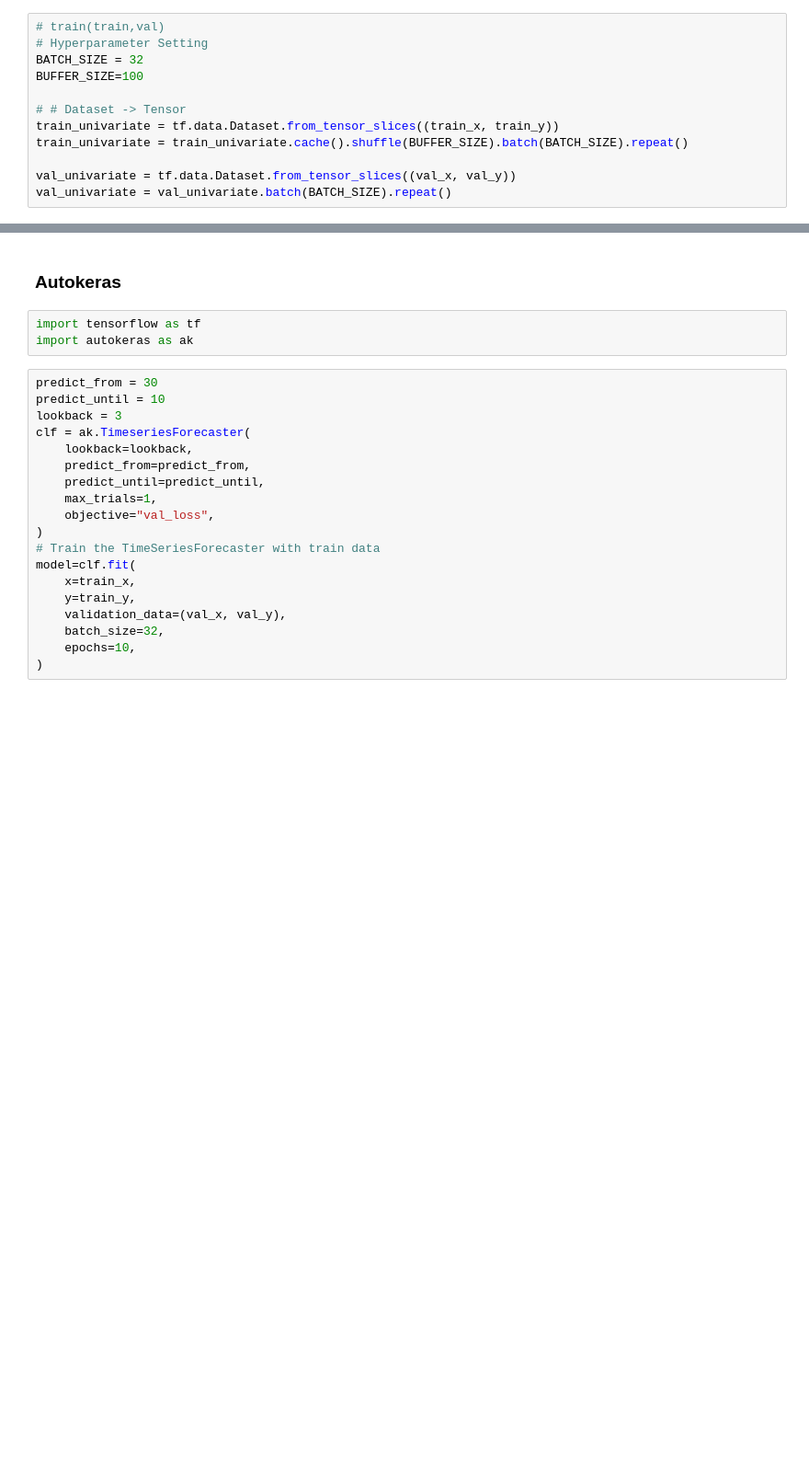
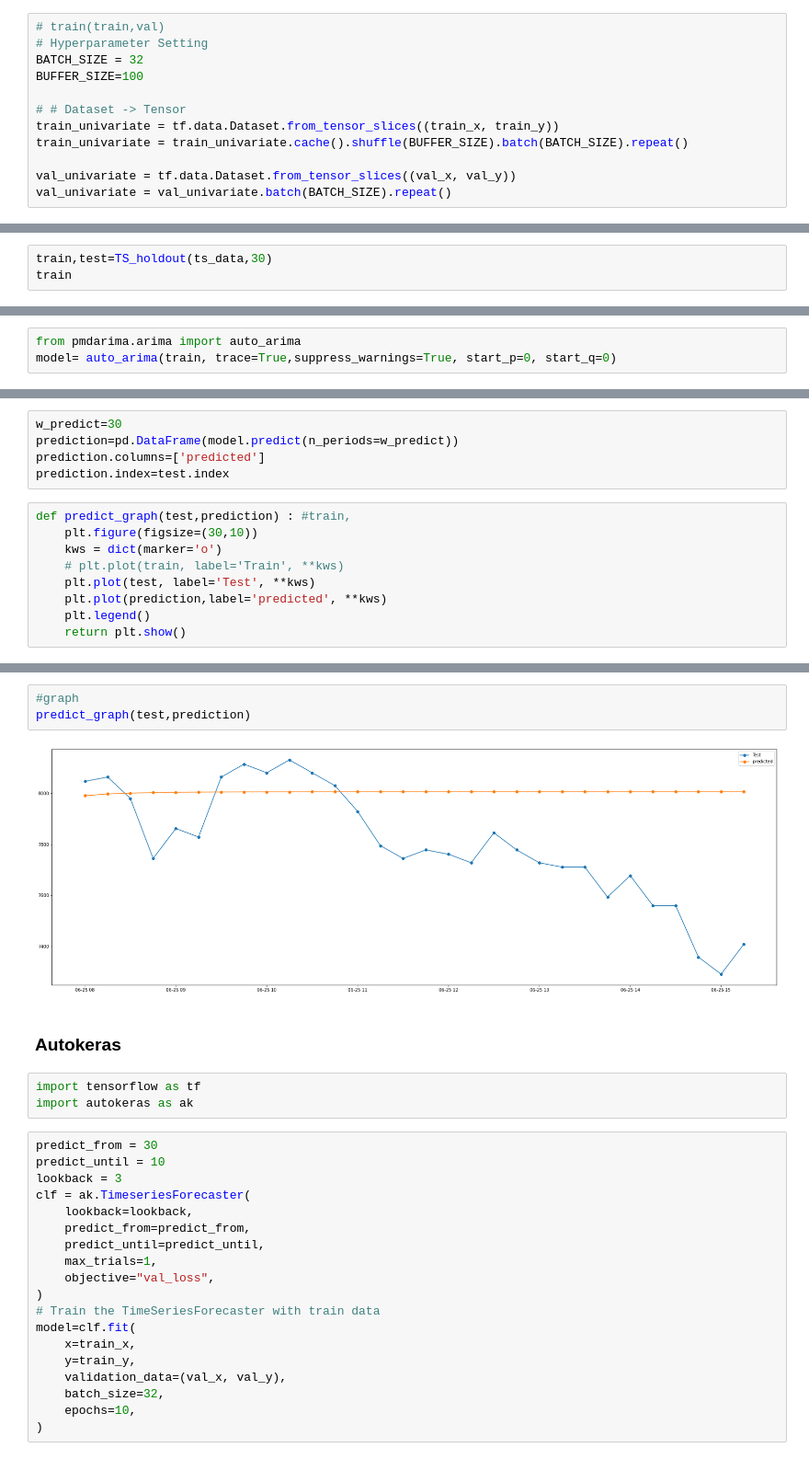
Before and after one commit to yeonkyoung/Time_Series, a Jupyter notebook: Demand_predict/Moorim_demand_predict.ipynb, the cells around one changed output, grey strips where cells are left out. Shown: that part at 92% size. Cells and saved outputs as stored; diff of their text form; blank space fills up the shorter version.

```diff
--- a/Demand_predict/Moorim_demand_predict.ipynb
+++ b/Demand_predict/Moorim_demand_predict.ipynb
@@ -123,0 +211,3 @@ val_univariate = val_univariate.batch(BATCH_SIZE).repeat()
+# %%
+train,test=TS_holdout(ts_data,30)
+train
@@ -123,0 +229,3 @@ val_univariate = val_univariate.batch(BATCH_SIZE).repeat()
+# %%
+from pmdarima.arima import auto_arima
+model= auto_arima(train, trace=True,suppress_warnings=True, start_p=0, start_q=0)
@@ -123,0 +273,14 @@ val_univariate = val_univariate.batch(BATCH_SIZE).repeat()
+# %%
+w_predict=30
+prediction=pd.DataFrame(model.predict(n_periods=w_predict))
+prediction.columns=['predicted']
+prediction.index=test.index
+# %%
+def predict_graph(test,prediction) : #train,
+    plt.figure(figsize=(30,10))
+    kws = dict(marker='o')
+    # plt.plot(train, label='Train', **kws)
+    plt.plot(test, label='Test', **kws)
+    plt.plot(prediction,label='predicted', **kws)
+    plt.legend()
+    return plt.show()
@@ -124,3 +329,8 @@ val_univariate = val_univariate.batch(BATCH_SIZE).repeat()
+# %%
+#graph
+predict_graph(test,prediction)
+# %% [output]
+[figure, added]
 # %% [markdown]
 ###  Autokeras
 # %%
```
Also changed, not shown: parts of 28 cells of this notebook, 1 other file.
